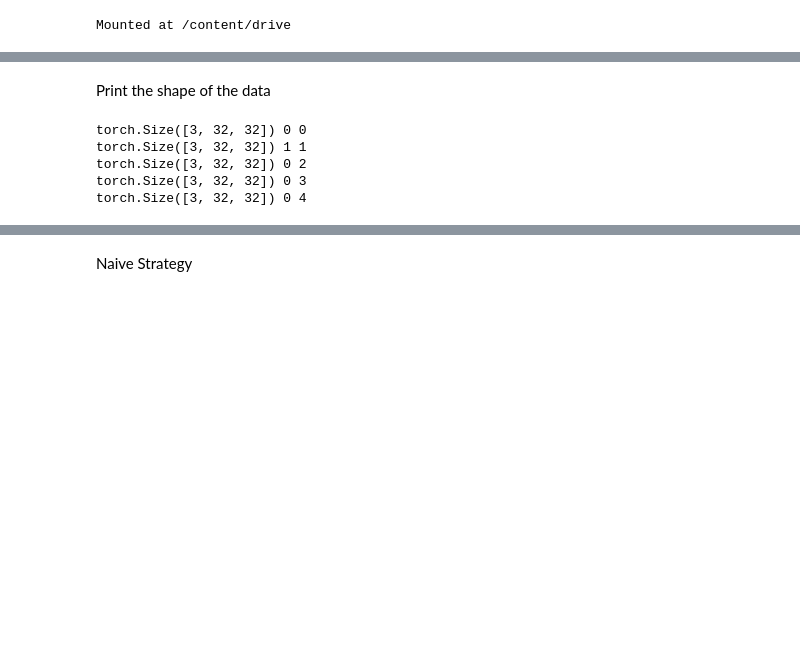
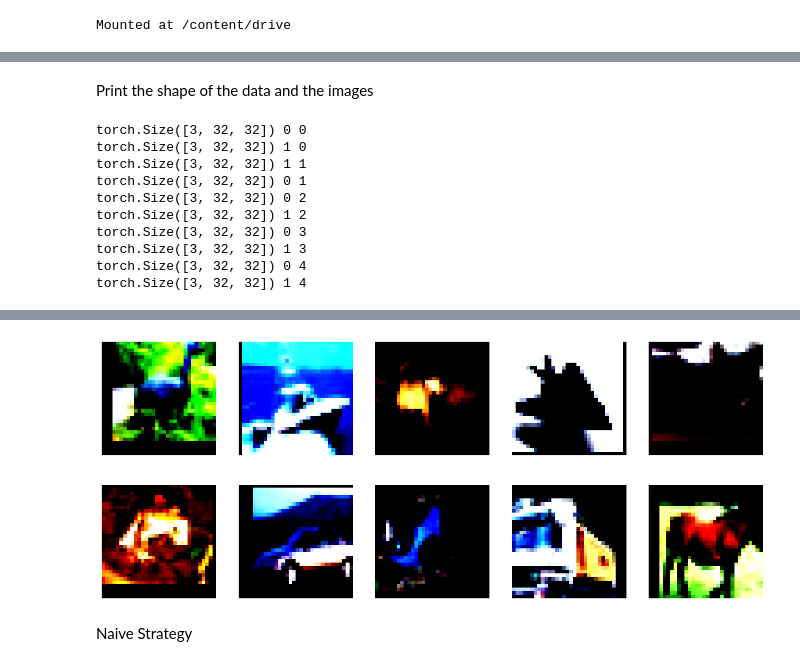
Before and after one commit to Streaming-Data-Analytics/Courseware, a Jupyter notebook: Streaming Data Science/Continual Learning/02_task_incremental_avalanche.ipynb, the cells around one changed output, grey strips where cells are left out. Drawn from its saved outputs; the diff is of its cells as text; code cells hidden in the pictures; blank space fills up the shorter version.

```diff
--- a/Streaming Data Science/Continual Learning/02_task_incremental_avalanche.ipynb
+++ b/Streaming Data Science/Continual Learning/02_task_incremental_avalanche.ipynb
@@ -157,13 +153,43 @@ Files already downloaded and verified
 # %% [markdown]
-Print the shape of the data
+Print the shape of the data and the images
 # %%
+images = []
+y = []
 for experience in benchmark.train_stream:
+  images.append([])
+  y.append([])
   for x, y_label, task_label in experience.dataset:
-    break
-  print(x.shape, y_label, task_label)
+    if y_label not in y[-1]:
+      images[-1].append(x)
+      y[-1].append(y_label)
+      print(x.shape, y_label, task_label)
+    if len(images[-1]) == 2:
+      break
 # %% [output]
 torch.Size([3, 32, 32]) 0 0
+torch.Size([3, 32, 32]) 1 0
 torch.Size([3, 32, 32]) 1 1
+torch.Size([3, 32, 32]) 0 1
 torch.Size([3, 32, 32]) 0 2
+torch.Size([3, 32, 32]) 1 2
 torch.Size([3, 32, 32]) 0 3
+torch.Size([3, 32, 32]) 1 3
 torch.Size([3, 32, 32]) 0 4
+torch.Size([3, 32, 32]) 1 4
+# %%
+import numpy as np
+import matplotlib.pyplot as plt
+
+plt.figure(figsize=(15, 6))
+
+for col in range(5):
+    for row in range(2):
+        img = images[col][row]
+        img_to_show = np.transpose(img, (1, 2, 0))
+
+        plt.subplot(2, 5, row * 5 + col + 1)
+        plt.imshow(img_to_show)
+        plt.axis("off")
+
+plt.show()
+# %% [output]
@@ -170,3 +206,4 @@ torch.Size([3, 32, 32]) 0 4
+[figure, added]
 # %% [markdown]
 Naive Strategy
 # %%
```
Also changed, not shown: parts of 9 cells of this notebook, 2 other files.
